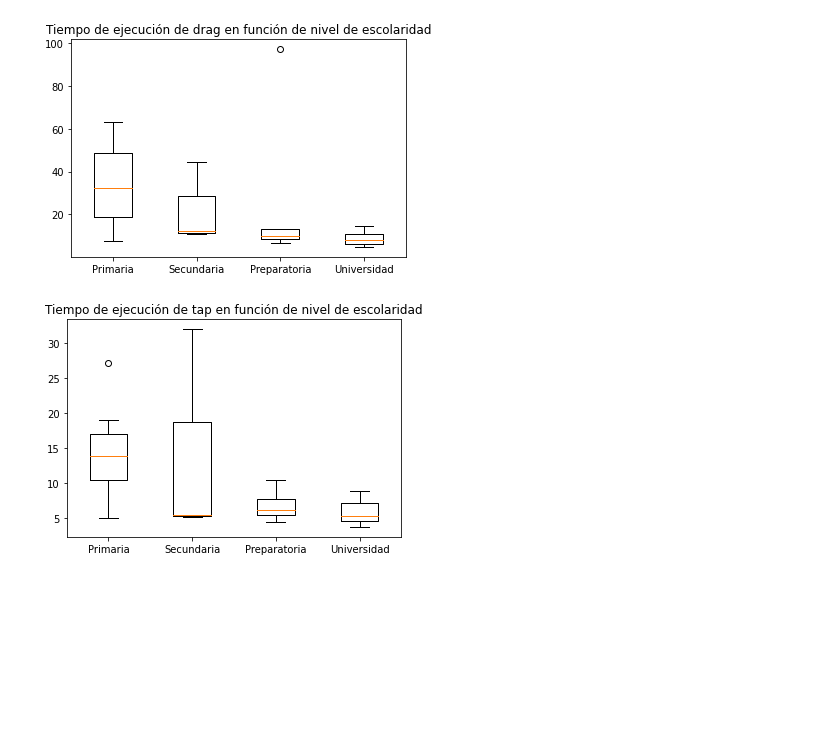
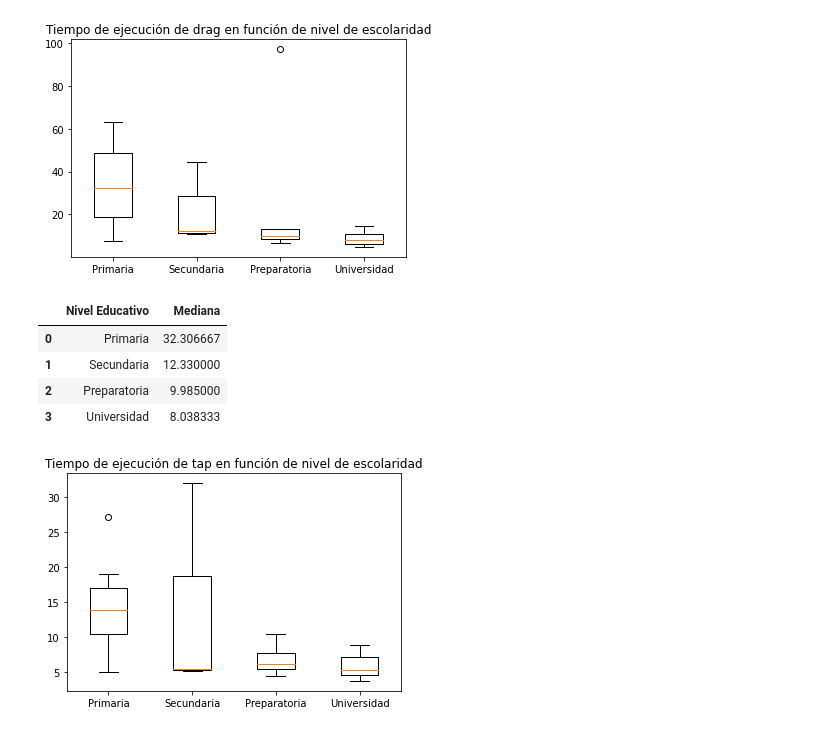
Before and after one commit to alex-gallegos/operators-notebook, a Jupyter notebook: operators.ipynb, the cells around one changed output. Cells and saved outputs as stored; diff of their text form; code cells hidden in the pictures; blank space fills up the shorter version.

```diff
--- a/operators.ipynb
+++ b/operators.ipynb
@@ -74,6 +88,6 @@ plt.show()
 # %%
 # Tiempo de ejecución de drag en función de nivel de escolaridad
-plt.boxplot(
+boxplot = plt.boxplot(
     [
         mean_operators['drag'][mean_operators['drag']['Nivel de escoralidad'].isin(['Primaria', 'primaria'])]['Window(sec/ms)'],
         mean_operators['drag'][mean_operators['drag']['Nivel de escoralidad'].isin(['Secundaria'])]['Window(sec/ms)'],
@@ -86,5 +100,19 @@ plt.xticks([1, 2, 3, 4], ['Primaria', 'Secundaria', 'Preparatoria', 'Universidad
 plt.show()
 # %% [output]
 [figure]
+# %%
+pd.concat(
+    {
+        "Nivel Educativo": pd.Series(['Primaria', 'Secundaria', 'Preparatoria', 'Universidad']),
+        "Mediana": pd.Series([median.get_ydata()[0] for median in boxplot['medians']])
+    },
+    axis=1
+)
+# %% [output]
+|  | Nivel Educativo | Mediana |
+| 0 | Primaria | 32.306667 |
+| 1 | Secundaria | 12.330000 |
+| 2 | Preparatoria | 9.985000 |
+| 3 | Universidad | 8.038333 |
 # %%
 # Tiempo de ejecución de tap en función de nivel de escolaridad
```
Also changed, not shown: parts of 11 cells of this notebook.
